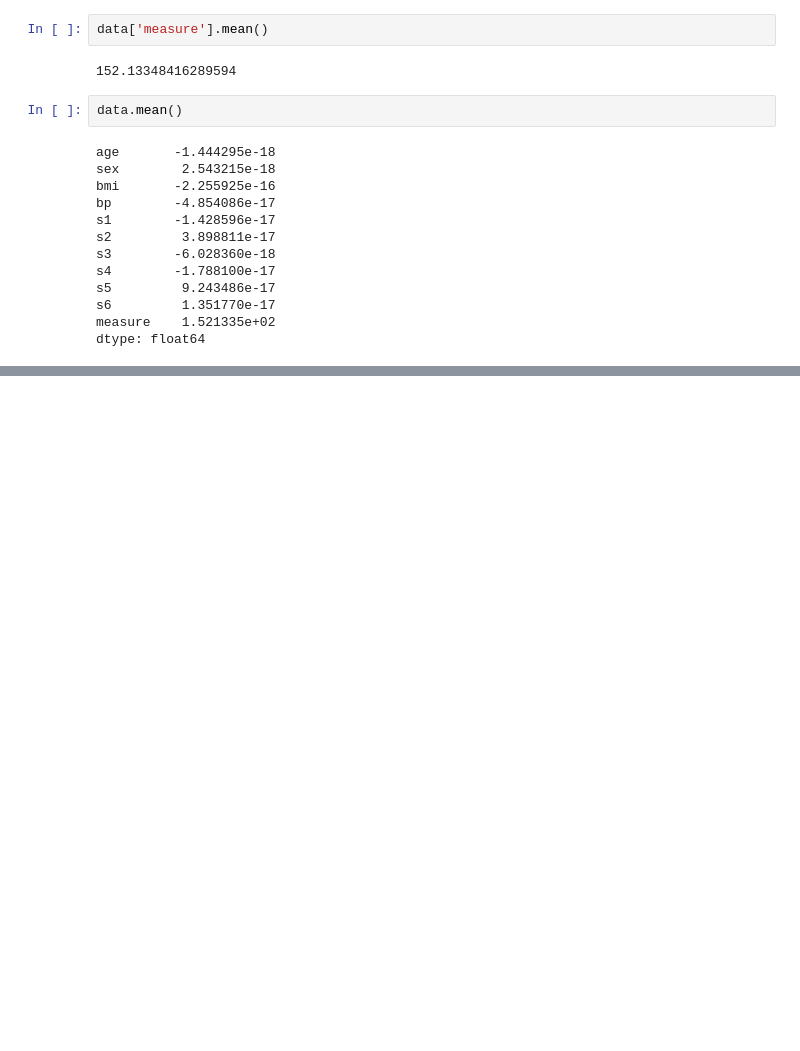
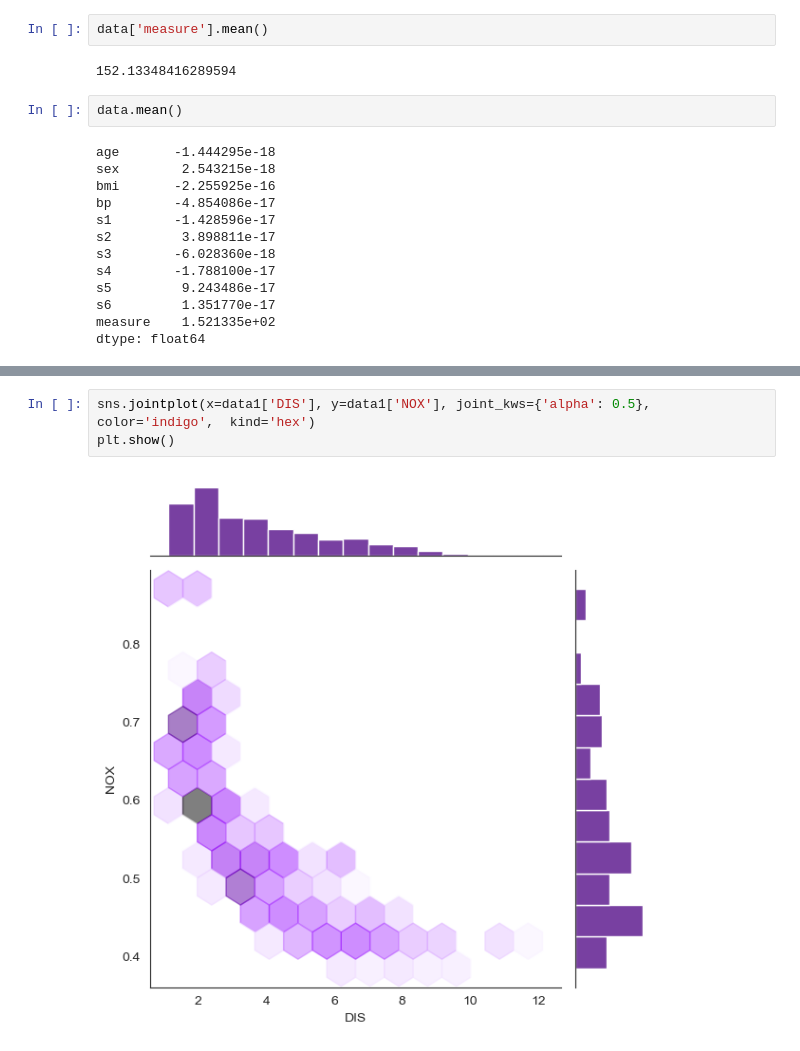
Before and after one commit to RasoulAskari/MLProject, a Jupyter notebook: Multiveriate Regression.ipynb, the cells around one changed output, grey strips where cells are left out. Drawn from its saved outputs; the diff is of its cells as text; blank space fills up the shorter version.

```diff
--- a/Multiveriate Regression.ipynb
+++ b/Multiveriate Regression.ipynb
@@ -280,0 +280,5 @@ plt.show()
+# %%
+sns.jointplot(x=data1['DIS'], y=data1['NOX'], joint_kws={'alpha': 0.5}, color='indigo',  kind='hex')
+plt.show()
+# %% [output]
+[figure, added]
```
Also changed, not shown: parts of 33 cells of this notebook.
